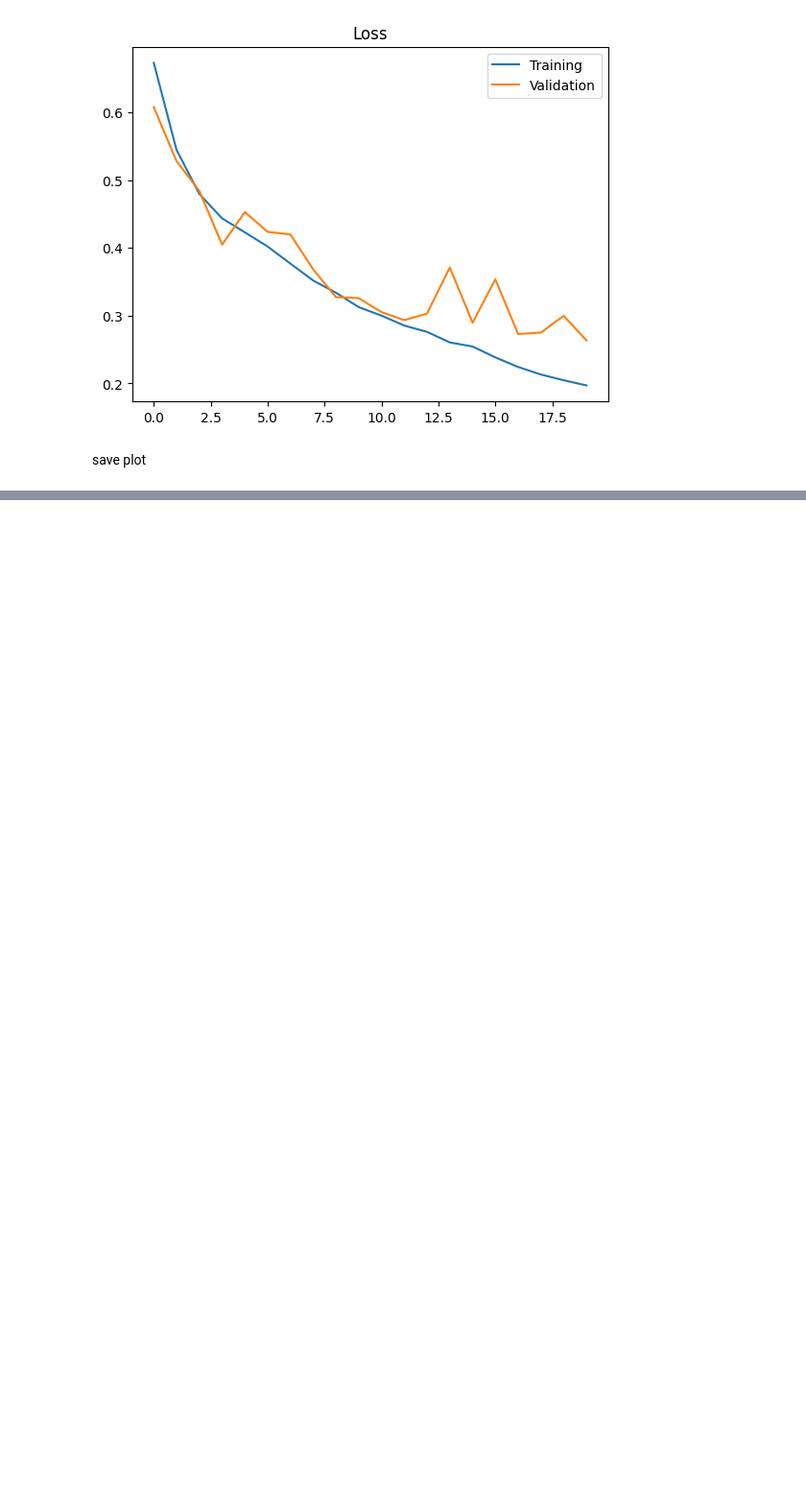
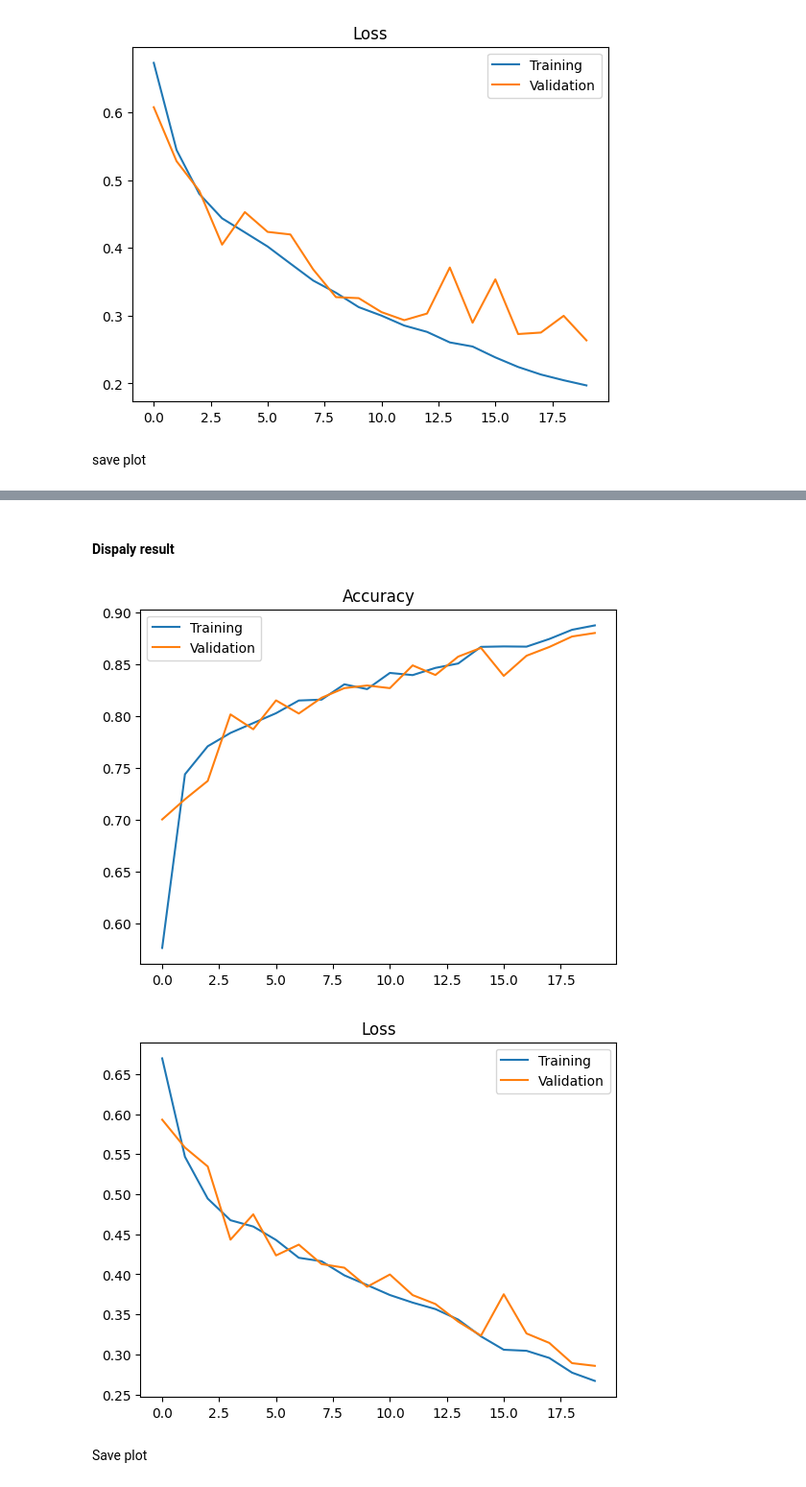
Before and after one commit to Enri98/cnn-muffin-chihuahua, a Jupyter notebook: CNN_00.ipynb, the cells around one changed output, grey strips where cells are left out. Shown at 96% size. Drawn from its saved outputs; the diff is of its cells as text; code cells hidden in the pictures; blank space fills up the shorter version.

Commit message:
Model 2.0

```diff
--- a/CNN_00.ipynb
+++ b/CNN_00.ipynb
@@ -299,0 +342,4 @@ save plot
+# %%
+cnn2.compile(optimizer=tf.keras.optimizers.Adam(learning_rate=0.0005),
+                 loss='binary_crossentropy',
+                 metrics=['accuracy'])
@@ -299,0 +368,5 @@ save plot
+# %%
+prev_models = cnn2.fit(x = training_set,
+                           validation_data = test_set,
+                           epochs = 20,
+                           callbacks = stop_early)
@@ -299,0 +391,9 @@ save plot
+# %% [markdown]
+#### Dispaly result
+# %%
+img_accuracy, img_loss = plot_result(prev_models)
+# %% [output]
+[figure, added]
+[figure, added]
+# %% [markdown]
+Save plot
```
Also changed, not shown: parts of 8 cells of this notebook.
